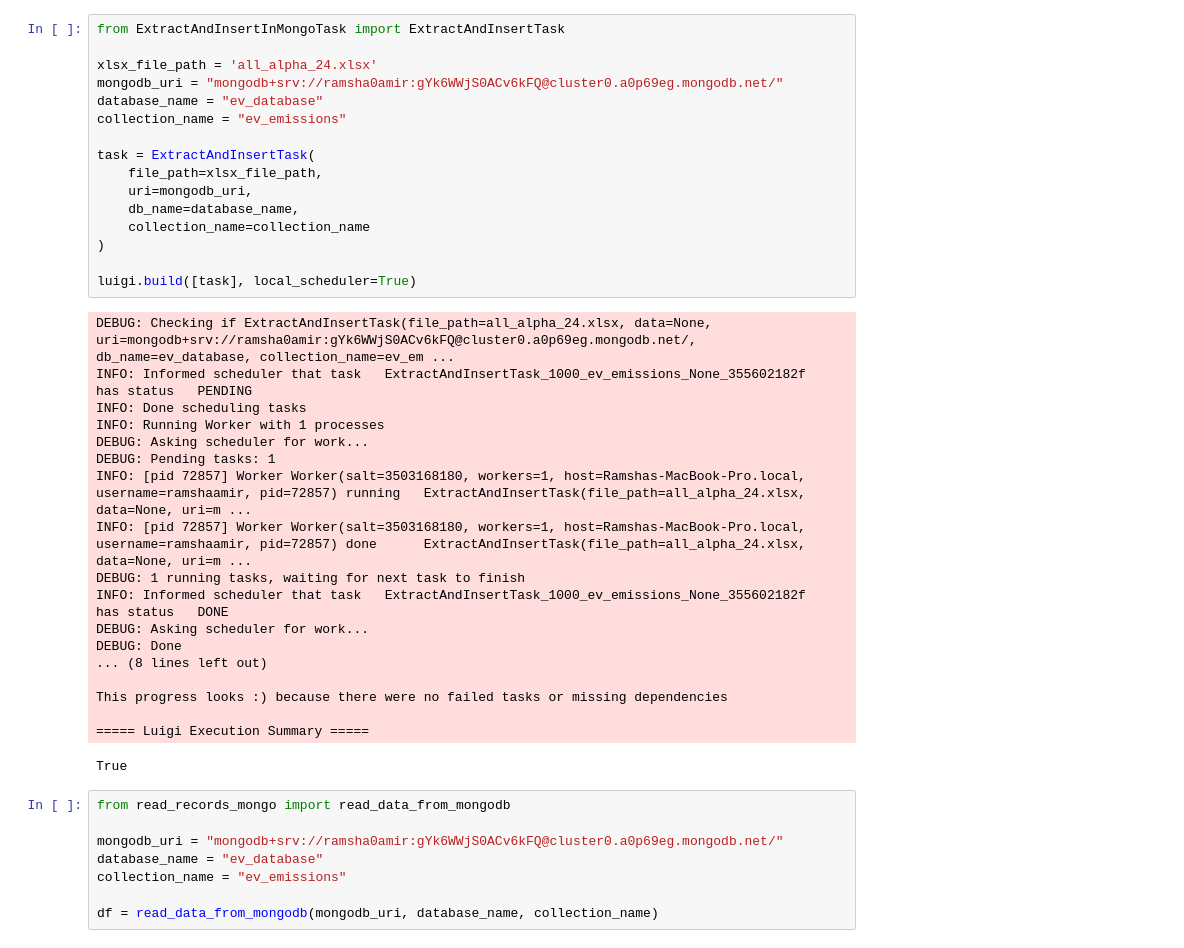
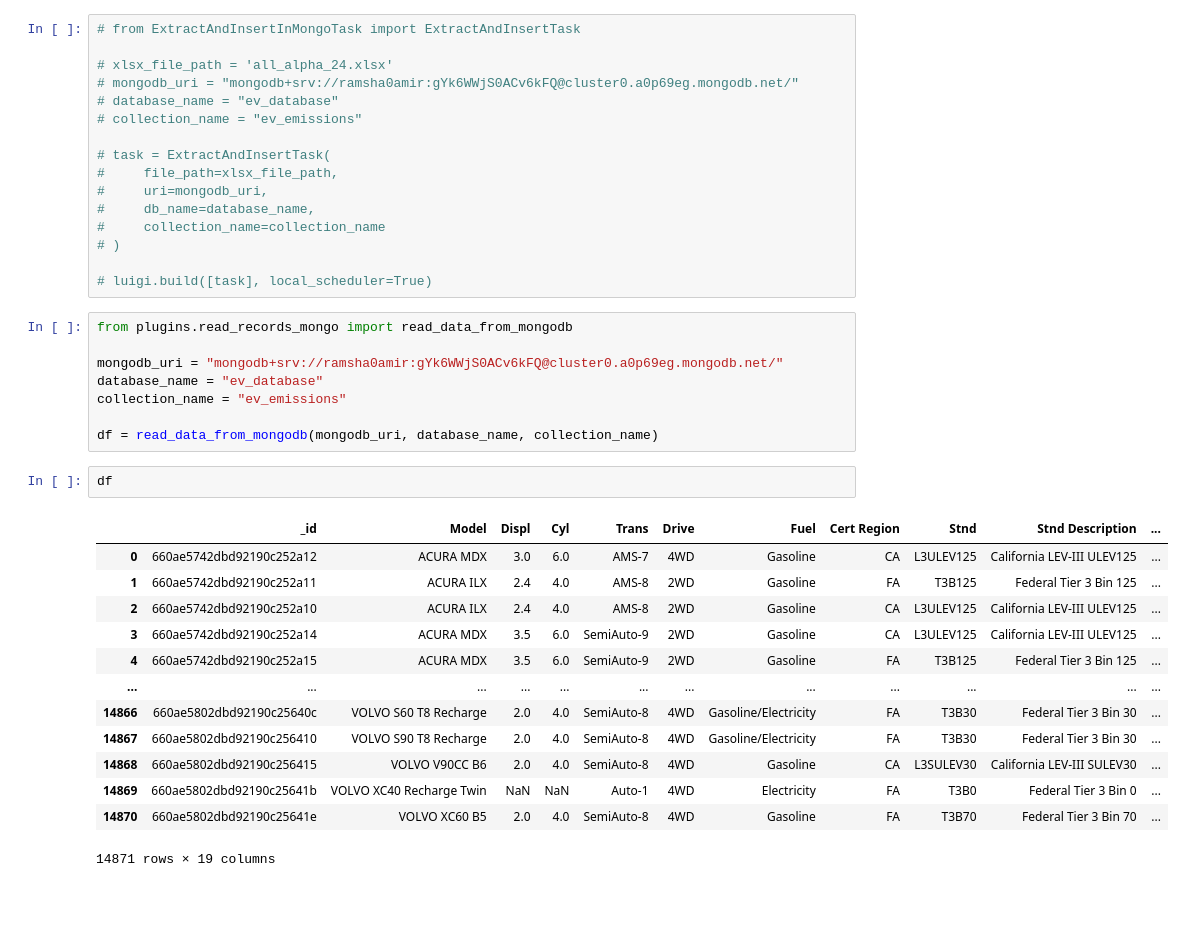
Before and after one commit to Ramsha-amir26/DAP-TABA, a Jupyter notebook: EVCarbonEmissions.ipynb, the cells around one changed output. Drawn from its saved outputs; the diff is of its cells as text; blank space fills up the shorter version.

```diff
--- a/EVCarbonEmissions.ipynb
+++ b/EVCarbonEmissions.ipynb
@@ -1,44 +1,41 @@
 # %%
-from ExtractAndInsertInMongoTask import ExtractAndInsertTask
+# from ExtractAndInsertInMongoTask import ExtractAndInsertTask
 
-xlsx_file_path = 'all_alpha_24.xlsx'
-mongodb_uri = "mongodb+srv://ramsha0amir:gYk6WWjS0ACv6kFQ@cluster0.a0p69eg.mongodb.net/"
-database_name = "ev_database"
-collection_name = "ev_emissions"
+# xlsx_file_path = 'all_alpha_24.xlsx'
+# mongodb_uri = "mongodb+srv://ramsha0amir:gYk6WWjS0ACv6kFQ@cluster0.a0p69eg.mongodb.net/"
+# database_name = "ev_database"
+# collection_name = "ev_emissions"
 
-task = ExtractAndInsertTask(
-    file_path=xlsx_file_path,
-    uri=mongodb_uri,
-    db_name=database_name,
-    collection_name=collection_name
-)
+# task = ExtractAndInsertTask(
+#     file_path=xlsx_file_path,
+#     uri=mongodb_uri,
+#     db_name=database_name,
+#     collection_name=collection_name
+# )
 
-luigi.build([task], local_scheduler=True)
+# luigi.build([task], local_scheduler=True)
-# %% [output]
-DEBUG: Checking if ExtractAndInsertTask(file_path=all_alpha_24.xlsx, data=None, uri=mongodb+srv://ramsha0amir:gYk6WWjS0ACv6kFQ@cluster0.a0p69eg.mongodb.net/, db_name=ev_database, collection_name=ev_em ...
-INFO: Informed scheduler that task   ExtractAndInsertTask_1000_ev_emissions_None_355602182f   has status   PENDING
-INFO: Done scheduling tasks
-INFO: Running Worker with 1 processes
-DEBUG: Asking scheduler for work...
-DEBUG: Pending tasks: 1
-INFO: [pid 72857] Worker Worker(salt=3503168180, workers=1, host=Ramshas-MacBook-Pro.local, username=ramshaamir, pid=72857) running   ExtractAndInsertTask(file_path=all_alpha_24.xlsx, data=None, uri=m ...
-INFO: [pid 72857] Worker Worker(salt=3503168180, workers=1, host=Ramshas-MacBook-Pro.local, username=ramshaamir, pid=72857) done      ExtractAndInsertTask(file_path=all_alpha_24.xlsx, data=None, uri=m ...
-DEBUG: 1 running tasks, waiting for next task to finish
-INFO: Informed scheduler that task   ExtractAndInsertTask_1000_ev_emissions_None_355602182f   has status   DONE
-DEBUG: Asking scheduler for work...
-DEBUG: Done
-... (8 lines left out)
-
-This progress looks :) because there were no failed tasks or missing dependencies
-
-===== Luigi Execution Summary =====
-True
 # %%
-from read_records_mongo import read_data_from_mongodb
+from plugins.read_records_mongo import read_data_from_mongodb
 
 mongodb_uri = "mongodb+srv://ramsha0amir:gYk6WWjS0ACv6kFQ@cluster0.a0p69eg.mongodb.net/"
 database_name = "ev_database"
 collection_name = "ev_emissions"
 
 df = read_data_from_mongodb(mongodb_uri, database_name, collection_name)
+# %%
+df
+# %% [output]
+|  | _id | Model | Displ | Cyl | Trans | Drive | Fuel | Cert Region | Stnd | Stnd Description | ... |
+| 0 | 660ae5742dbd92190c252a12 | ACURA MDX | 3.0 | 6.0 | AMS-7 | 4WD | Gasoline | CA | L3ULEV125 | California LEV-III ULEV125 | ... |
+| 1 | 660ae5742dbd92190c252a11 | ACURA ILX | 2.4 | 4.0 | AMS-8 | 2WD | Gasoline | FA | T3B125 | Federal Tier 3 Bin 125 | ... |
+| 2 | 660ae5742dbd92190c252a10 | ACURA ILX | 2.4 | 4.0 | AMS-8 | 2WD | Gasoline | CA | L3ULEV125 | California LEV-III ULEV125 | ... |
+| 3 | 660ae5742dbd92190c252a14 | ACURA MDX | 3.5 | 6.0 | SemiAuto-9 | 2WD | Gasoline | CA | L3ULEV125 | California LEV-III ULEV125 | ... |
+| 4 | 660ae5742dbd92190c252a15 | ACURA MDX | 3.5 | 6.0 | SemiAuto-9 | 2WD | Gasoline | FA | T3B125 | Federal Tier 3 Bin 125 | ... |
+| ... | ... | ... | ... | ... | ... | ... | ... | ... | ... | ... | ... |
+| 14866 | 660ae5802dbd92190c25640c | VOLVO S60 T8 Recharge | 2.0 | 4.0 | SemiAuto-8 | 4WD | Gasoline/Electricity | FA | T3B30 | Federal Tier 3 Bin 30 | ... |
+| 14867 | 660ae5802dbd92190c256410 | VOLVO S90 T8 Recharge | 2.0 | 4.0 | SemiAuto-8 | 4WD | Gasoline/Electricity | FA | T3B30 | Federal Tier 3 Bin 30 | ... |
+| 14868 | 660ae5802dbd92190c256415 | VOLVO V90CC B6 | 2.0 | 4.0 | SemiAuto-8 | 4WD | Gasoline | CA | L3SULEV30 | California LEV-III SULEV30 | ... |
+| 14869 | 660ae5802dbd92190c25641b | VOLVO XC40 Recharge Twin | NaN | NaN | Auto-1 | 4WD | Electricity | FA | T3B0 | Federal Tier 3 Bin 0 | ... |
+| 14870 | 660ae5802dbd92190c25641e | VOLVO XC60 B5 | 2.0 | 4.0 | SemiAuto-8 | 4WD | Gasoline | FA | T3B70 | Federal Tier 3 Bin 70 | ... |
+14871 rows × 19 columns
 # %%
```
Also changed, not shown: parts of 14 cells of this notebook, 2 other files.
